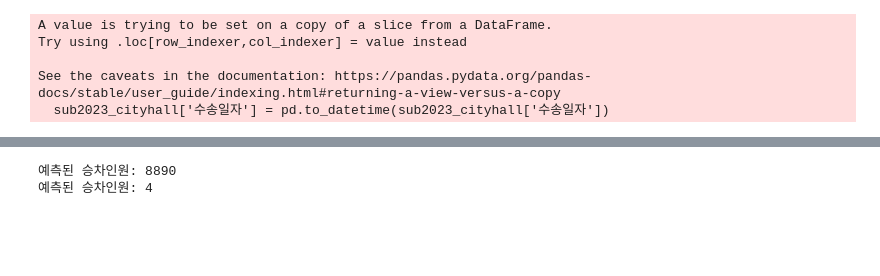
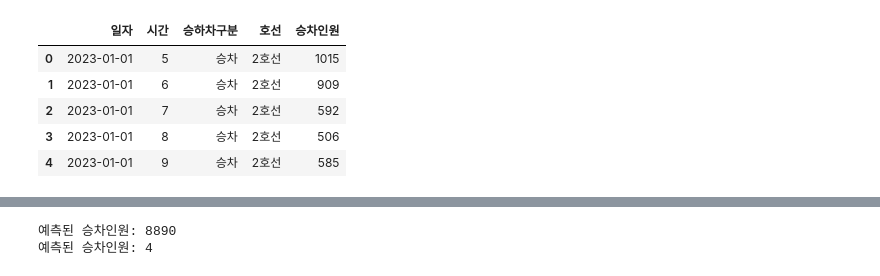
Before and after one commit to john1256/Others, a Jupyter notebook: Data_Science/Project/BigDataproj.ipynb, the cells around one changed output, grey strips where cells are left out. Cells and saved outputs as stored; diff of their text form; code cells hidden in the pictures; blank space fills up the shorter version.

```diff
--- a/Data_Science/Project/BigDataproj.ipynb
+++ b/Data_Science/Project/BigDataproj.ipynb
@@ -10,0 +62,3 @@ Temp2023 = Temp2023[['일시','기온(°C)','강수량(mm)']]
+# %%
+df1 = create_trainingset(Temp2023, sub2023, '강남')
+df2 = create_trainingset(Temp2024, sub2024, '강남')
@@ -11 +76,10 @@ Temp2023 = Temp2023[['일시','기온(°C)','강수량(mm)']]
+# %%
+df1.head()
+# %% [output]
+|  | 일자 | 시간 | 승하차구분 | 호선 | 승차인원 |
+| 0 | 2023-01-01 | 5 | 승차 | 2호선 | 1015 |
+| 1 | 2023-01-01 | 6 | 승차 | 2호선 | 909 |
+| 2 | 2023-01-01 | 7 | 승차 | 2호선 | 592 |
+| 3 | 2023-01-01 | 8 | 승차 | 2호선 | 506 |
+| 4 | 2023-01-01 | 9 | 승차 | 2호선 | 585 |
 # %%
@@ -40,10 +143,0 @@ sub2023 = pd.read_csv('sub2023.csv', encoding='cp949')
-# %%
-# 시청 먼저 해보기기
-sub2023_cityhall = sub2023[(sub2023['역명']=='시청')]
-sub2023_cityhall['수송일자'] = pd.to_datetime(sub2023_cityhall['수송일자'])
-# %% [output]
-A value is trying to be set on a copy of a slice from a DataFrame.
-Try using .loc[row_indexer,col_indexer] = value instead
-
-See the caveats in the documentation: https://pandas.pydata.org/pandas-docs/stable/user_guide/indexing.html#returning-a-view-versus-a-copy
-  sub2023_cityhall['수송일자'] = pd.to_datetime(sub2023_cityhall['수송일자'])
```
Also changed, not shown: parts of 14 cells of this notebook, 1 other file.
